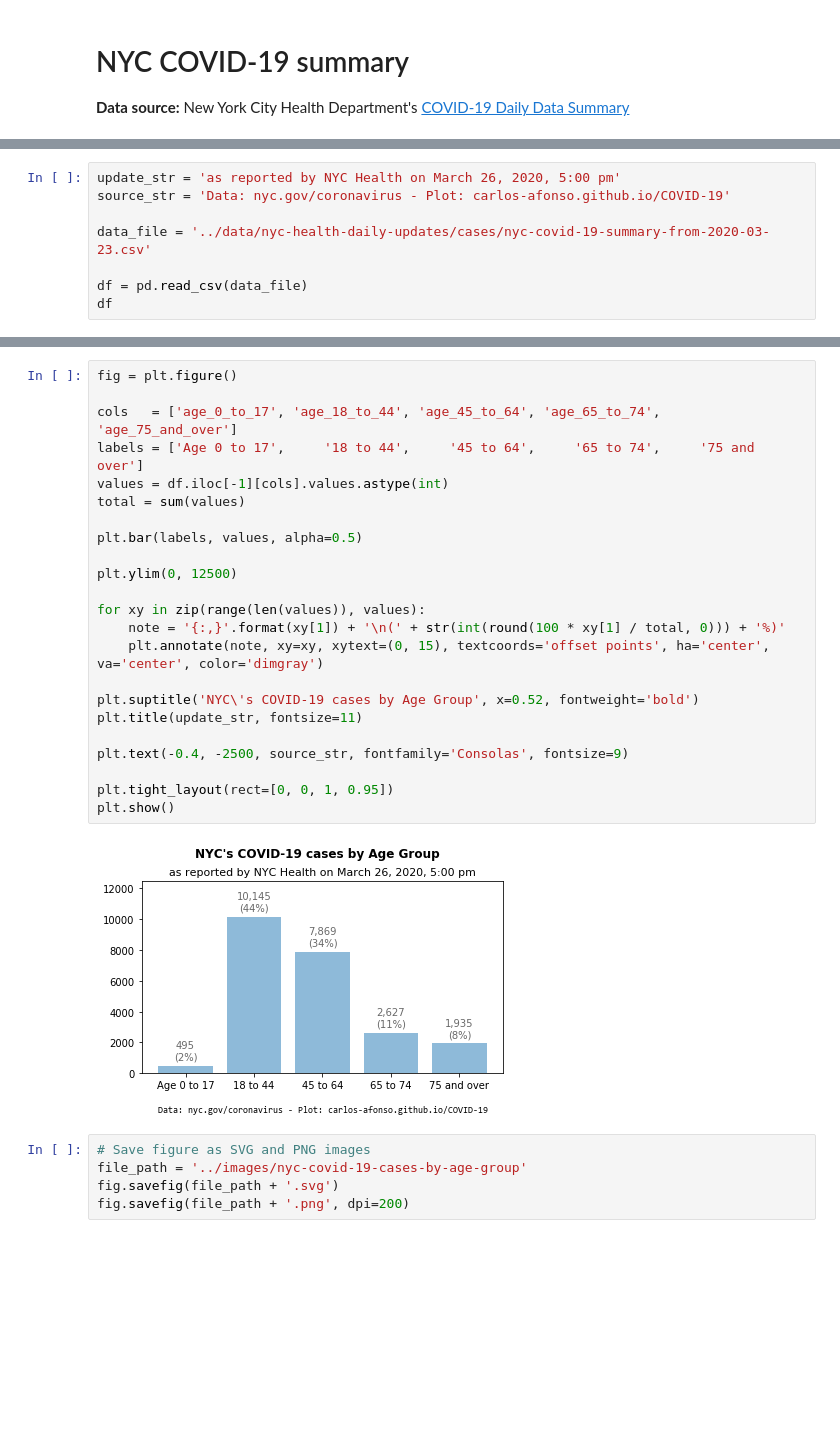
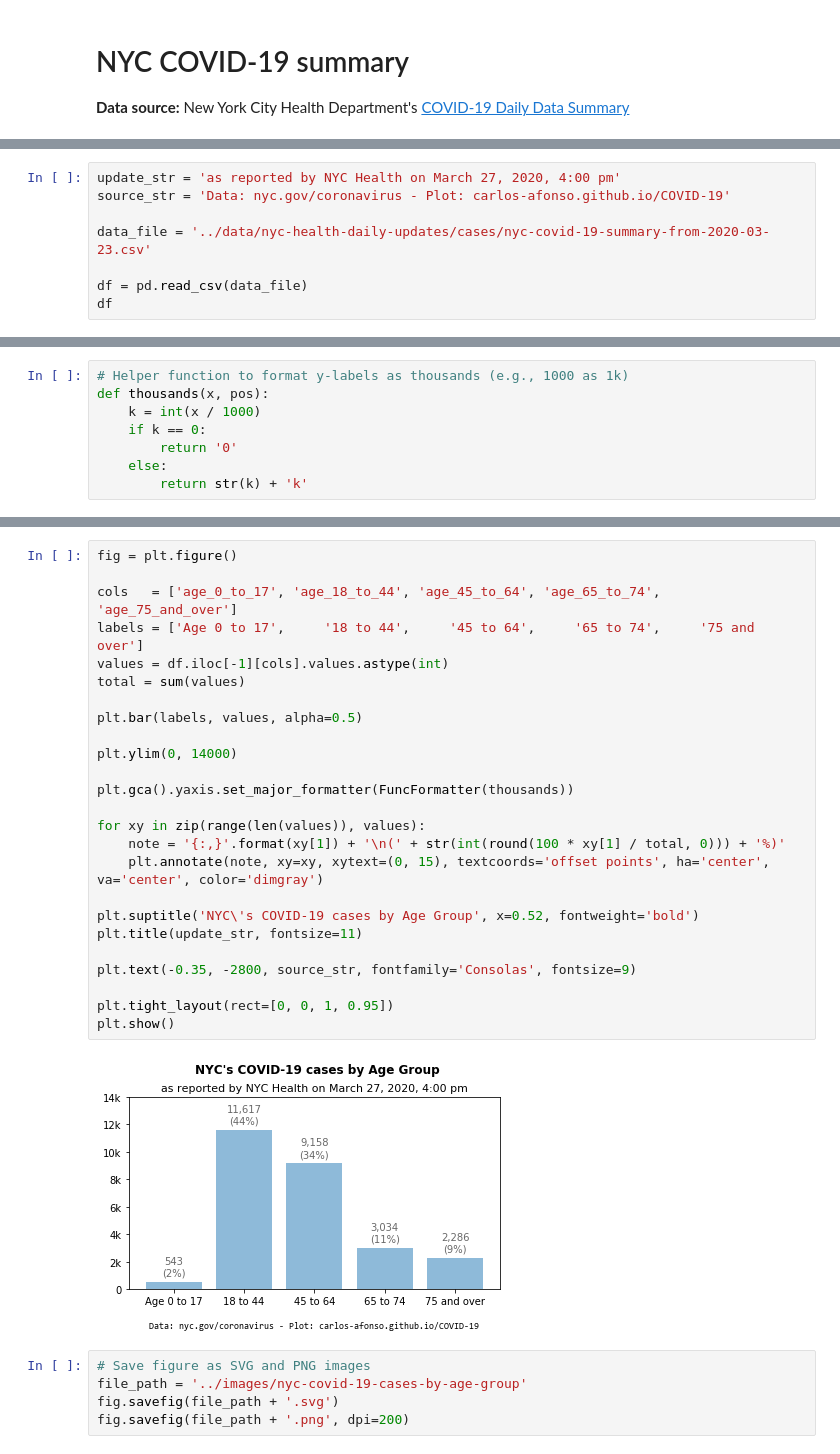
Before and after one commit to carlos-afonso/COVID-19, a Jupyter notebook: notebooks/nyc-covid-19-summary.ipynb, the cells around one changed output, grey strips where cells are left out. Saved outputs shown, nothing was run; the diff lists cells and outputs as text; blank space fills up the shorter version.

Commit message:
Updates NYC data and plots

```diff
--- a/notebooks/nyc-covid-19-summary.ipynb
+++ b/notebooks/nyc-covid-19-summary.ipynb
@@ -12,5 +13,5 @@ import pandas as pd
 # %%
-update_str = 'as reported by NYC Health on March 26, 2020, 5:00 pm'
+update_str = 'as reported by NYC Health on March 27, 2020, 4:00 pm'
 source_str = 'Data: nyc.gov/coronavirus - Plot: carlos-afonso.github.io/COVID-19'
 
 data_file = '../data/nyc-health-daily-updates/cases/nyc-covid-19-summary-from-2020-03-23.csv'
@@ -50 +54,9 @@ Name: 5, dtype: object
+# %%
+# Helper function to format y-labels as thousands (e.g., 1000 as 1k)
+def thousands(x, pos):
+    k = int(x / 1000)
+    if k == 0:
+        return '0'
+    else:
+        return str(k) + 'k'
 # %% [markdown]
@@ -52,28 +64,30 @@ Name: 5, dtype: object
 # %%
 fig = plt.figure()
 
 cols   = ['age_0_to_17', 'age_18_to_44', 'age_45_to_64', 'age_65_to_74', 'age_75_and_over']
 labels = ['Age 0 to 17',     '18 to 44',     '45 to 64',     '65 to 74',     '75 and over']
 values = df.iloc[-1][cols].values.astype(int)
 total = sum(values)
 
 plt.bar(labels, values, alpha=0.5)
 
-plt.ylim(0, 12500)
+plt.ylim(0, 14000)
+
+plt.gca().yaxis.set_major_formatter(FuncFormatter(thousands))
 
 for xy in zip(range(len(values)), values):
     note = '{:,}'.format(xy[1]) + '\n(' + str(int(round(100 * xy[1] / total, 0))) + '%)'
     plt.annotate(note, xy=xy, xytext=(0, 15), textcoords='offset points', ha='center', va='center', color='dimgray')
 
 plt.suptitle('NYC\'s COVID-19 cases by Age Group', x=0.52, fontweight='bold')
 plt.title(update_str, fontsize=11)
 
-plt.text(-0.4, -2500, source_str, fontfamily='Consolas', fontsize=9)
+plt.text(-0.35, -2800, source_str, fontfamily='Consolas', fontsize=9)
 
 plt.tight_layout(rect=[0, 0, 1, 0.95])
 plt.show()
 # %% [output]
-[figure, old version]
+[figure, new version]
 # %%
 # Save figure as SVG and PNG images
 file_path = '../images/nyc-covid-19-cases-by-age-group'
```
Also changed, not shown: parts of 11 cells of this notebook, 7 other files.
